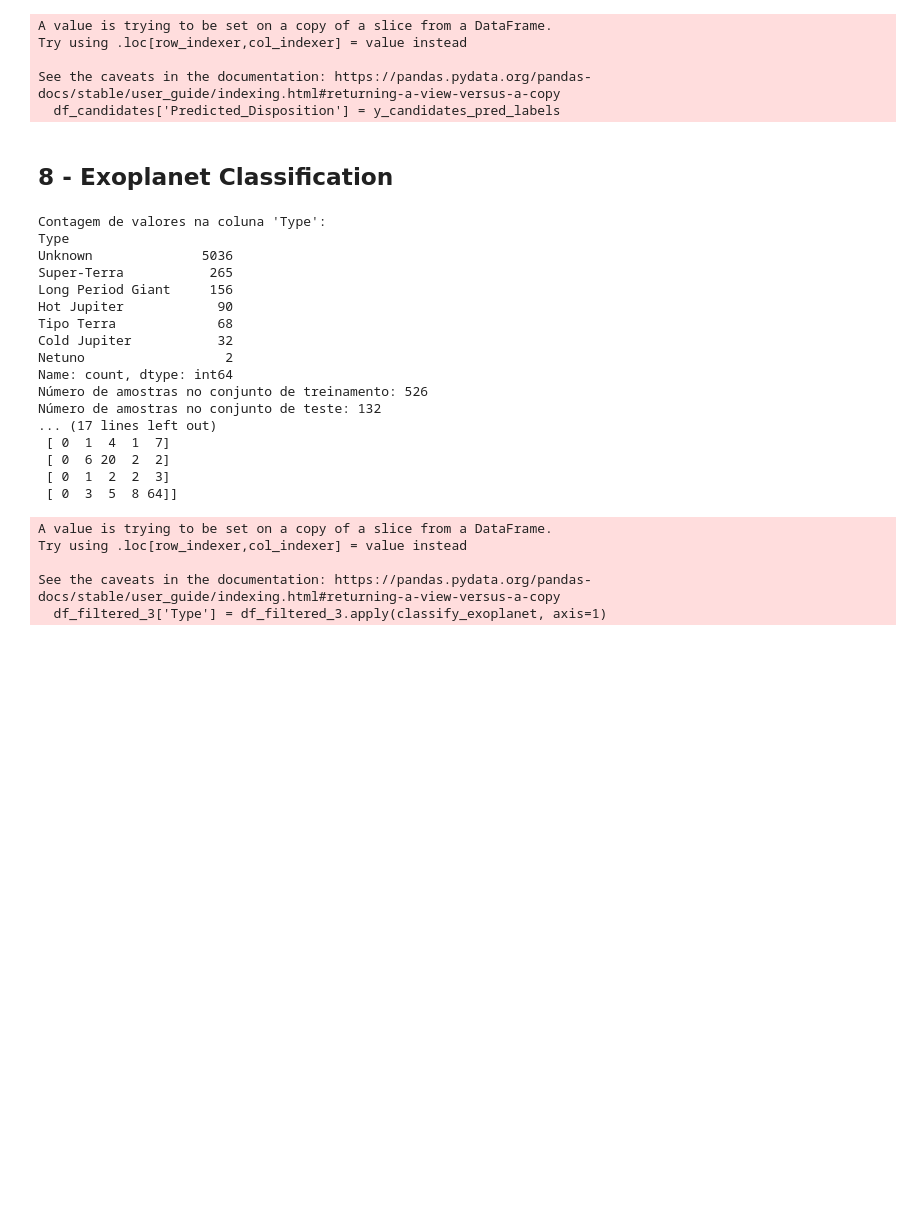
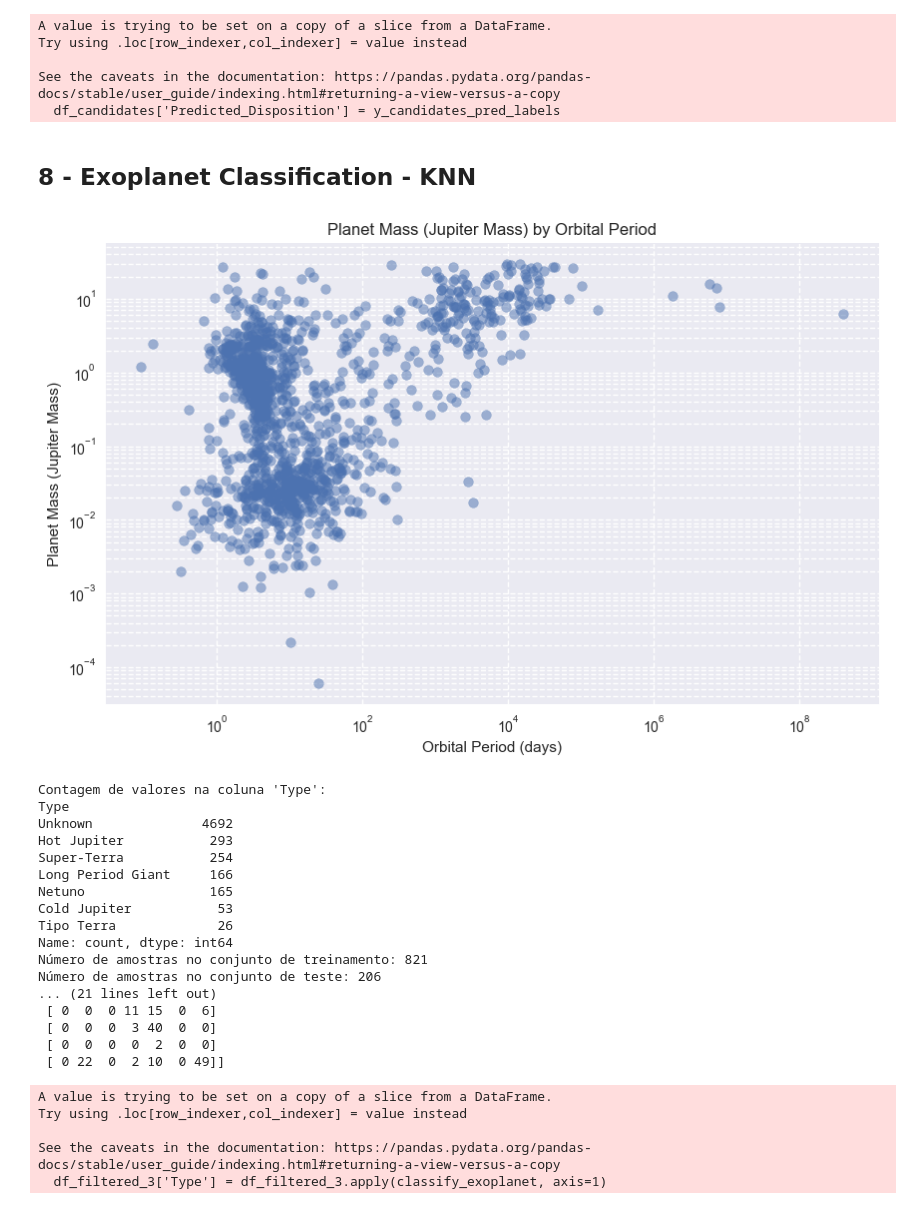
Before and after one commit to albertoseleto/exoplanets-classifier, a Jupyter notebook: thesis.ipynb, the cells around one changed output. Cells and saved outputs as stored; diff of their text form; code cells hidden in the pictures; blank space fills up the shorter version.

```diff
--- a/thesis.ipynb
+++ b/thesis.ipynb
@@ -1663,6 +1662,6 @@ Try using .loc[row_indexer,col_indexer] = value instead
 See the caveats in the documentation: https://pandas.pydata.org/pandas-docs/stable/user_guide/indexing.html#returning-a-view-versus-a-copy
   df_candidates['Predicted_Disposition'] = y_candidates_pred_labels
 # %% [markdown]
-## 8 - Exoplanet Classification
+## 8 - Exoplanet Classification - KNN
 # %%
 def classify_exoplanet(row):
@@ -1693,6 +1691,21 @@ def classify_exoplanet(row):
 
     # Caso contrário, classificar como desconhecido
     return 'Unknown'
+# %%
+import matplotlib.pyplot as plt
+
+# Plot pl_massj by pl_orbper
+plt.figure(figsize=(10, 6))
+plt.scatter(df_filtered_3['pl_orbper'], df_filtered_3['pl_massj'], alpha=0.5)
+plt.title('Planet Mass (Jupiter Mass) by Orbital Period')
+plt.xlabel('Orbital Period (days)')
+plt.ylabel('Planet Mass (Jupiter Mass)')
+plt.xscale('log')
+plt.yscale('log')
+plt.grid(True, which="both", ls="--")
+plt.show()
+# %% [output]
+[figure, added]
 # %%
 import pandas as pd
 from sklearn.model_selection import train_test_split
@@ -1706,11 +1719,11 @@ from sklearn.metrics import classification_report, confusion_matrix
 df_filtered_3['Type'] = df_filtered_3.apply(classify_exoplanet, axis=1)
 
 # Filtrando apenas as colunas relevantes
-relevant_columns = [ 'pl_massj', 'pl_orbper', 'pl_radj', 'pl_tranmid', 'pl_ratdor', 'st_teff', 'sy_dist', 'Type']
+relevant_columns = [ 'pl_massj', 'pl_orbper', 'pl_radj', 'st_rad', 'st_met', 'st_teff', 'st_mass', 'Type']
 df_filtered = df_filtered_3[relevant_columns].dropna()
 
 # Separando X (features) e y (rótulos)
-X = df_filtered[['pl_massj', 'pl_orbper','pl_radj', 'pl_tranmid', 'pl_ratdor', 'st_teff', 'sy_dist']]  # Features
+X = df_filtered[['pl_massj', 'pl_orbper','pl_radj', 'st_rad', 'st_met', 'st_teff', 'st_mass']]  # Features
 y = df_filtered['Type']  # Rótulos
 type_counts = df_filtered_3['Type'].value_counts()
 
@@ -1729,7 +1742,7 @@ X_train_scaled = scaler.fit_transform(X_train)
 X_test_scaled = scaler.transform(X_test)
 
 # Criando o modelo KNN
-knn = KNeighborsClassifier(n_neighbors=5)  # 5 vizinhos como exemplo
+knn = KNeighborsClassifier(n_neighbors=9)  # 5 vizinhos como exemplo
 knn.fit(X_train_scaled, y_train)
 
 # Predizendo os resultados
@@ -1743,21 +1756,21 @@ print(confusion_matrix(y_test, y_pred))
 # %% [output]
 Contagem de valores na coluna 'Type':
 Type
-Unknown              5036
-Super-Terra           265
-Long Period Giant     156
-Hot Jupiter            90
-Tipo Terra             68
-Cold Jupiter           32
-Netuno                  2
+Unknown              4692
+Hot Jupiter           293
+Super-Terra           254
+Long Period Giant     166
+Netuno                165
+Cold Jupiter           53
+Tipo Terra             26
 Name: count, dtype: int64
-Número de amostras no conjunto de treinamento: 526
-Número de amostras no conjunto de teste: 132
-... (17 lines left out)
- [ 0  1  4  1  7]
- [ 0  6 20  2  2]
- [ 0  1  2  2  3]
- [ 0  3  5  8 64]]
+Número de amostras no conjunto de treinamento: 821
+Número de amostras no conjunto de teste: 206
+... (21 lines left out)
+ [ 0  0  0 11 15  0  6]
+ [ 0  0  0  3 40  0  0]
+ [ 0  0  0  0  2  0  0]
+ [ 0 22  0  2 10  0 49]]
 A value is trying to be set on a copy of a slice from a DataFrame.
 Try using .loc[row_indexer,col_indexer] = value instead
 
```
Also changed, not shown: parts of 10 cells of this notebook, 3 other files.
